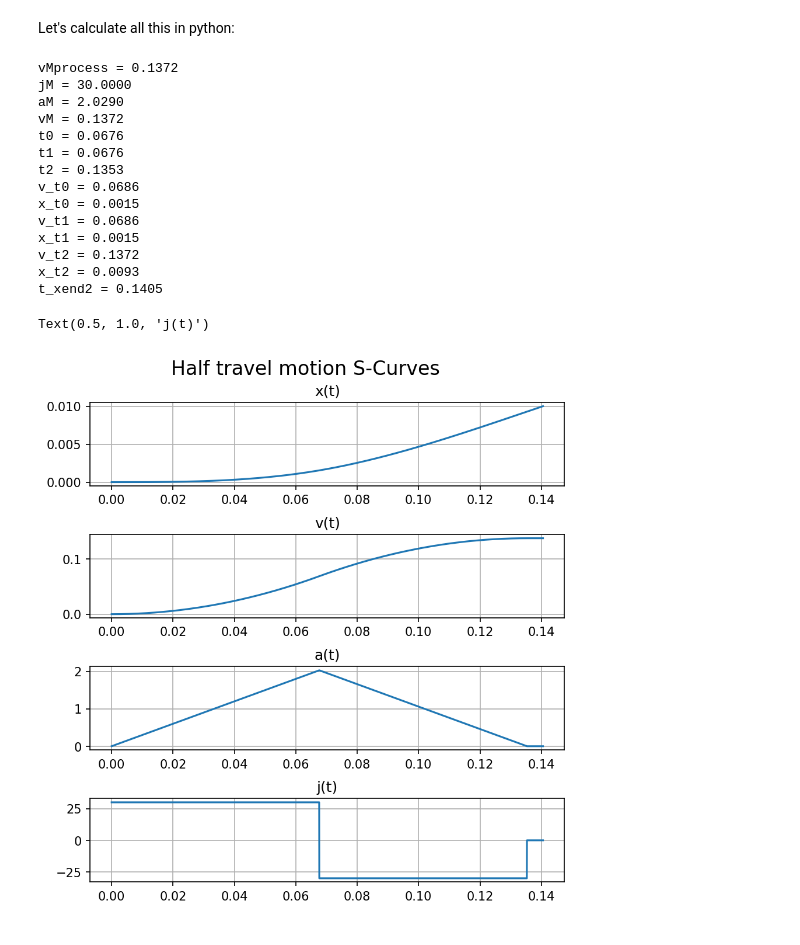
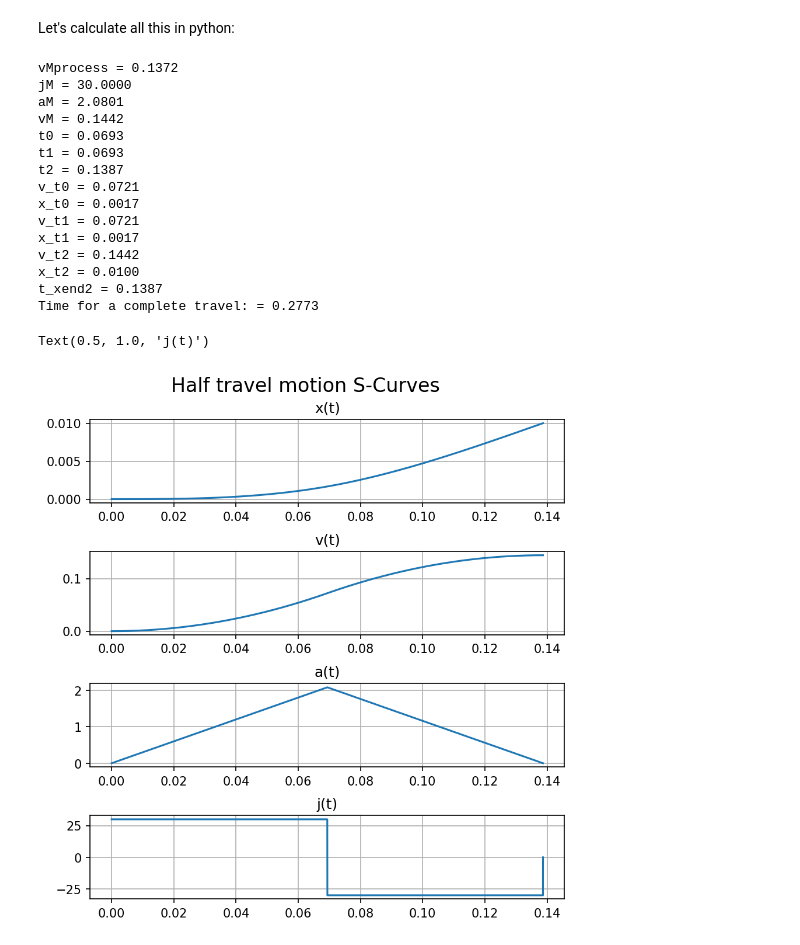
Before and after one commit to papyDoctor/S-Curve-Motion-Calculation, a Jupyter notebook: S-Curve motion.ipynb, the cells around one changed output. Cells and saved outputs as stored; diff of their text form; code cells hidden in the pictures.

Commit message:
review calculations for optimum time tks _Mark

```diff
--- a/S-Curve motion.ipynb
+++ b/S-Curve motion.ipynb
@@ -191,12 +238,6 @@ endX2 = 0.01
 # 1. One time calculations
 t0 = aM / jM
 t1 = vM / aM
-# If t1<t0, then we have to lower aM in order to have at least t1=t0
-if t1 < t0:
-    aM = math.sqrt( vM*jM )
-    #recalculate t0/t1
-    t0 = aM / jM
-    t1 = vM / aM
 
 t2 = t0 + t1
 
@@ -223,10 +264,11 @@ else:
     t1 = vM / aM
     # If t1<t0, then we have to lower aM in order to have at least t1=t0
     if t1 < t0:
-        aM = math.sqrt( vM*jM )
+        aM =  ( jM*jM*(endX2-startX) )**(1. / 3.0)
+        vM = aM*aM/jM
         #recalculate t0/t1
         t0 = aM / jM
-        t1 = vM / aM
+        t1 = t0
 
     t2 = t0 + t1
 
@@ -255,10 +297,11 @@ print("x_t1 = {:.4f}".format( xt1 ))
 print("v_t2 = {:.4f}".format( vt2 ))
 print("x_t2 = {:.4f}".format( xt2 ))
 print("t_xend2 = {:.4f}".format( endtime ))
+print("Time for a complete travel: = {:.4f}".format( endtime*2 ))
 
 # 2. Recurrent calculations
 t = 0
-dt = 0.00002   #in second, discrete time tick unit, stepping simulator
+dt = 0.00001   #in second, discrete time tick unit, stepping simulator
 # Vectors for display
 xx=[]
 vv=[]
@@ -293,43 +336,44 @@ while(t < endtime):
         xx.append(vM*(t-t2) + xt2)
 
 fig = plt.figure(constrained_layout=True)
 fig.suptitle('Half travel motion S-Curves', fontsize=16, y=1.04)
 gs = fig.add_gridspec(4, 1)
 
 f_ax1 = fig.add_subplot(gs[0, 0])
 f_ax2 = fig.add_subplot(gs[1, 0])
 f_ax3 = fig.add_subplot(gs[2, 0])
 f_ax4 = fig.add_subplot(gs[3, 0])
 
 f_ax1.grid(True)
 f_ax1.plot(time, xx)
 f_ax1.set_title('x(t)')
 
 f_ax2.grid(True)
 f_ax2.plot(time, vv)
 f_ax2.set_title('v(t)')
 
 f_ax3.grid(True)
 f_ax3.plot(time, aa)
 f_ax3.set_title('a(t)')
 
 f_ax4.grid(True)
 f_ax4.plot(time, jj)
 f_ax4.set_title('j(t)')
 # %% [output]
 vMprocess = 0.1372
 jM = 30.0000
-aM = 2.0290
-vM = 0.1372
-t0 = 0.0676
-t1 = 0.0676
-t2 = 0.1353
-v_t0 = 0.0686
-x_t0 = 0.0015
-v_t1 = 0.0686
-x_t1 = 0.0015
-v_t2 = 0.1372
-x_t2 = 0.0093
-t_xend2 = 0.1405
+aM = 2.0801
+vM = 0.1442
+t0 = 0.0693
+t1 = 0.0693
+t2 = 0.1387
+v_t0 = 0.0721
+x_t0 = 0.0017
+v_t1 = 0.0721
+x_t1 = 0.0017
+v_t2 = 0.1442
+x_t2 = 0.0100
+t_xend2 = 0.1387
+Time for a complete travel: = 0.2773
 Text(0.5, 1.0, 'j(t)')
-[figure, old version]
+[figure, new version]
```
Also changed, not shown: parts of 5 cells of this notebook.
